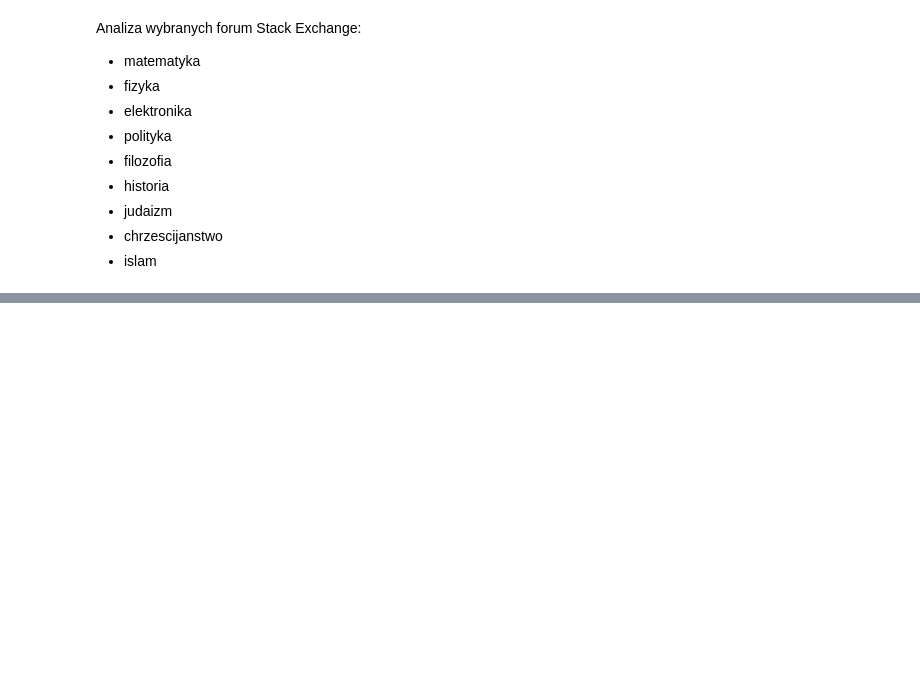
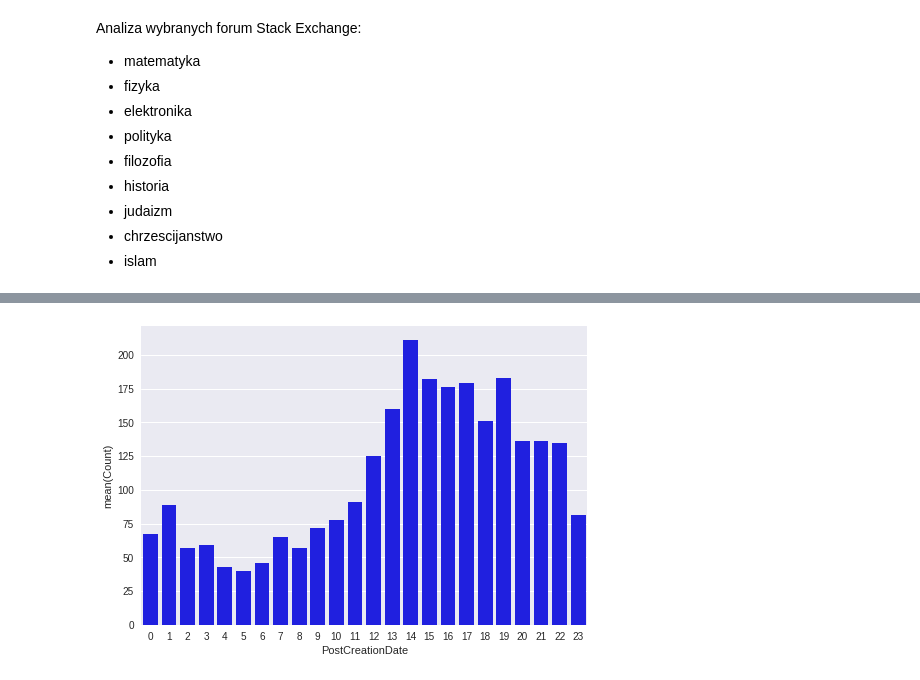
Before and after one commit to KMorozovska/Python-StackExchange-data-analysis, a Jupyter notebook: praca_domowa3.ipynb, the cells around one changed output, grey strips where cells are left out. Cells and saved outputs as stored; diff of their text form; code cells hidden in the pictures; blank space fills up the shorter version.

```diff
--- a/praca_domowa3.ipynb
+++ b/praca_domowa3.ipynb
@@ -106,0 +227,7 @@ history_PostLinks.csv
+# %%
+# tutaj byc moze mozna uzyc iterowania po slownikach i podmieniac tylko nazwe <history> a reszta będzie taka sama
+
+posts_and_comments = pd.merge(humanist['history']['Posts'][['Id','Title','Tags','Score','CreationDate']],humanist['history']['Comments'][['PostId','CreationDate']],left_on='Id',right_on='PostId').rename(columns={'CreationDate_x' : 'PostCreationDate','CreationDate_y':'CommentCreationDate'}).drop('PostId',axis=1)
+posts_and_comments['PostCreationDate'] = pd.to_datetime(posts_and_comments['PostCreationDate'],format='%Y-%m-%d %H:%M')
+posts_and_comments['CommentCreationDate'] = pd.to_datetime(posts_and_comments['CommentCreationDate'],format='%Y-%m-%d %H:%M')
+posts_and_comments
@@ -106,0 +255,8 @@ history_PostLinks.csv
+# %%
+# zostawienie tylko pierwszego komentarza
+posts_and_comments = posts_and_comments.groupby('Id').first().reset_index()
+
+# roznica czasu obliczana w minutach, zero miejsc po przecinku zeby nie bylo zbyt duzej roznorodnosci
+posts_and_comments['TimeDifference'] = (posts_and_comments.CommentCreationDate - posts_and_comments.PostCreationDate)/ np.timedelta64(60,'m')
+posts_and_comments['TimeDifference'] = np.round(posts_and_comments['TimeDifference'], decimals=0)
+posts_and_comments = posts_and_comments.sort_values(by='TimeDifference')
@@ -106,0 +311,10 @@ history_PostLinks.csv
+# %%
+# czas stworzenia postu i komentarza zamieniono na samą godzinę, jednak kolumna TimeDifference pozostaje niezmieniona
+
+posts_and_comments_2 = posts_and_comments.copy()
+
+from datetime import datetime
+
+posts_and_comments_2['PostCreationDate'] = pd.to_datetime(posts_and_comments_2['PostCreationDate'],format='%H:%M:%S').dt.hour
+posts_and_comments_2['CommentCreationDate'] = pd.to_datetime(posts_and_comments_2['CommentCreationDate'],format='%H:%M:%S').dt.hour
+posts_and_comments_2.head(5)
@@ -106,0 +328,15 @@ history_PostLinks.csv
+# %%
+# O jakiej godzinie w ciągu dnia pojawia się najwięcej "szybkich odpowiedzi na post"
+# czyli takich, które gdzie pierwszy komentarz pojawił się po maksymalnie godzinie
+
+posts_and_comments_2 = posts_and_comments_2.query('TimeDifference in (0.0,0.1)').groupby('PostCreationDate').size().rename('Count').reset_index().sort_values(by='PostCreationDate')
+posts_and_comments_2 = posts_and_comments_2.rename({"PostCreationDate" : "PostCreationHour"})
+# %%
+import seaborn as sns
+
+# wykres dla pojedynczego forum
+
+ax = sns.barplot(x=posts_and_comments_2.PostCreationDate,y=posts_and_comments_2.Count,color="blue")
+plt.show()
+# %% [output]
+[figure, added]
```
Also changed, not shown: parts of 30 cells of this notebook.
